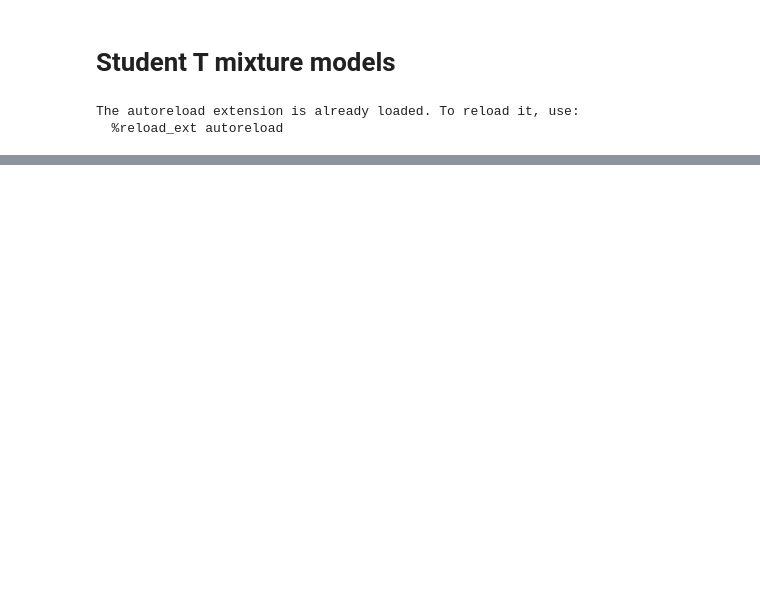
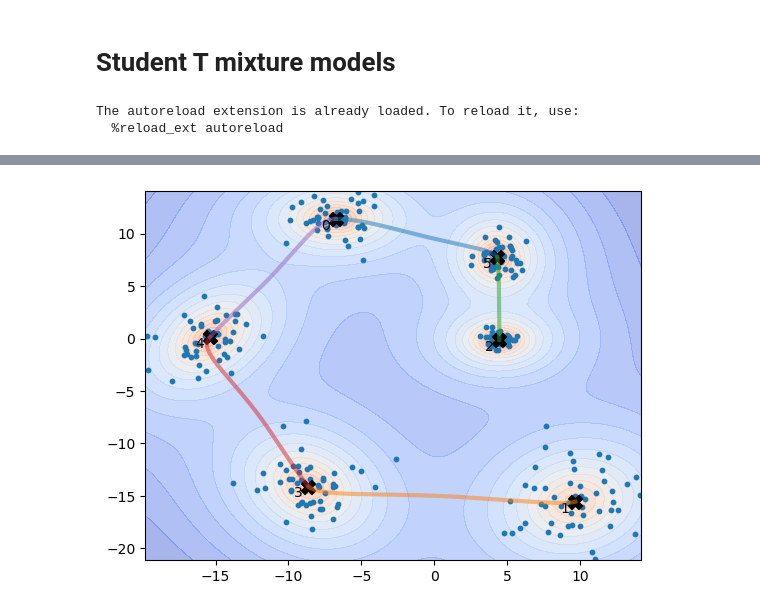
Before and after one commit to ecker-lab/tneb_clustering, a Jupyter notebook: tmm.ipynb, the cells around one changed output, grey strips where cells are left out. Cells and saved outputs as stored; diff of their text form; code cells hidden in the pictures; blank space fills up the shorter version.

```diff
--- a/tmm.ipynb
+++ b/tmm.ipynb
@@ -164,0 +205,6 @@ array([[ -6.7681069 ,  11.40770188],
+# %%
+mst_selection = zip(mst.row, mst.col)
+# %%
+plot_field(data_X, stm, paths=paths, selection=mst_selection)
+# %% [output]
+[figure, added]
```
Also changed, not shown: parts of 28 cells of this notebook.
